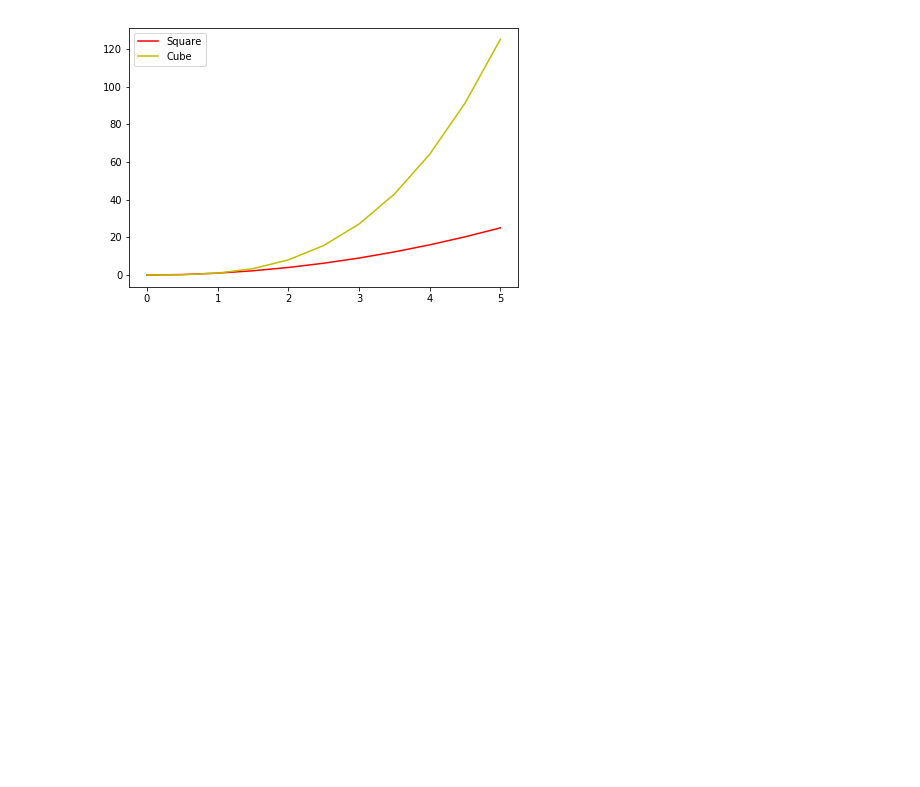
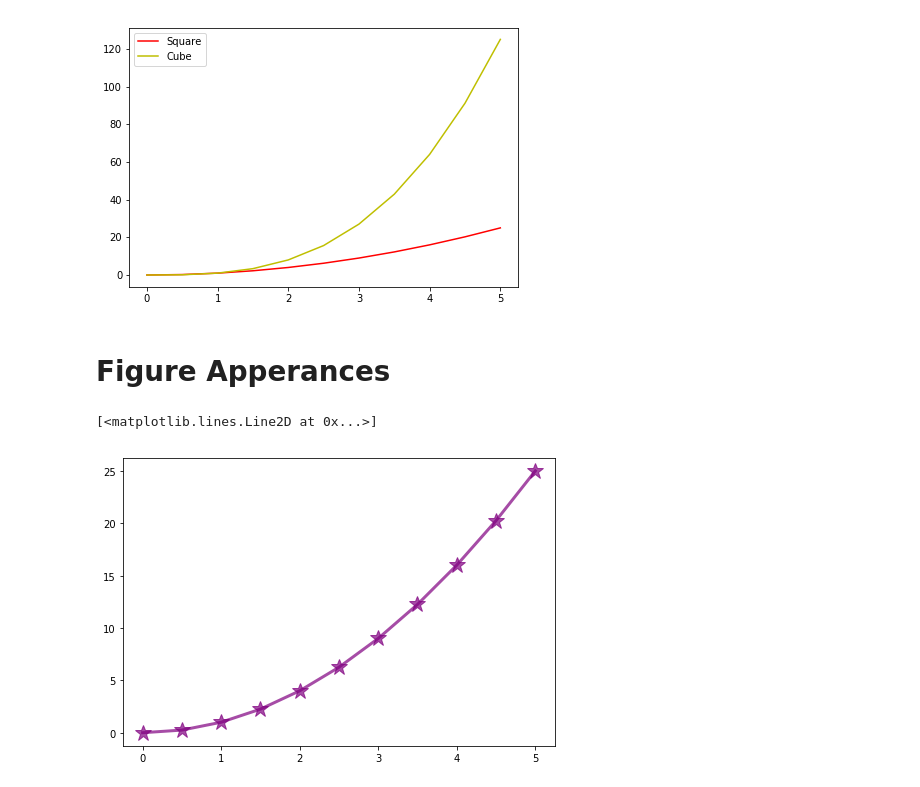
Before and after one commit to saksham1998/Complete-Python-3-Introduction, a Jupyter notebook: matplotlib.ipynb, the cells around one changed output. Drawn from its saved outputs; the diff is of its cells as text; code cells hidden in the pictures; blank space fills up the shorter version.

```diff
--- a/matplotlib.ipynb
+++ b/matplotlib.ipynb
@@ -116,3 +116,18 @@ axes.legend()
 # %% [output]
 <matplotlib.legend.Legend at 0x...>
 [figure]
+# %% [markdown]
+# Figure Apperances
+# %%
+fig = plt.figure()
+axes = fig.add_axes([0,0,1,1])
+axes.plot(x,y,color='purple',linewidth=3,alpha=0.7,linestyle='-',marker='*',markersize=17)
+
+#linewidth(lw) : how bold the line would be
+#alpha : how transparent the line would be.Note, the values of alpha must be between 0 to 1.
+#linestyle(ls) : different linestyles
+#marker : mark the values on x-y plot
+#markersize(ms) : configures the size of marker
+# %% [output]
+[<matplotlib.lines.Line2D at 0x...>]
+[figure, added]
```
Also changed, not shown: parts of 2 cells of this notebook, 1 other file.
